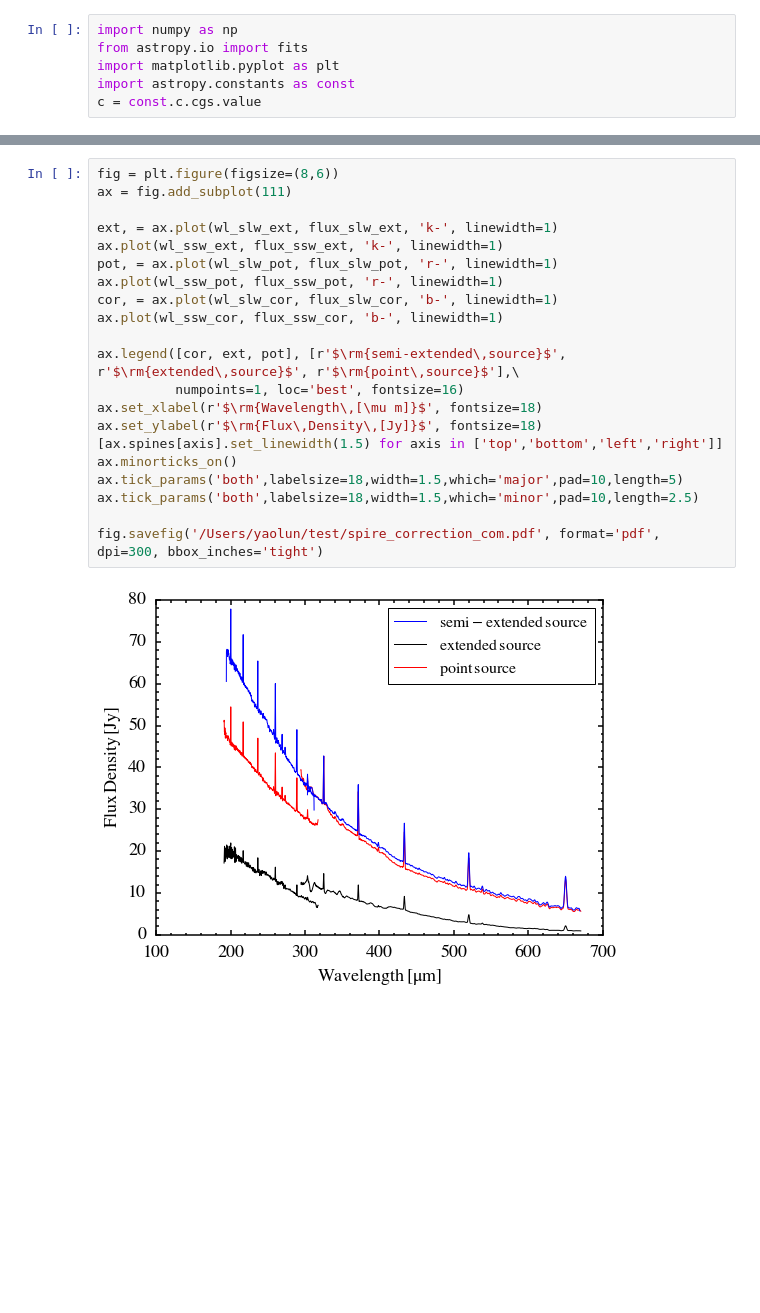
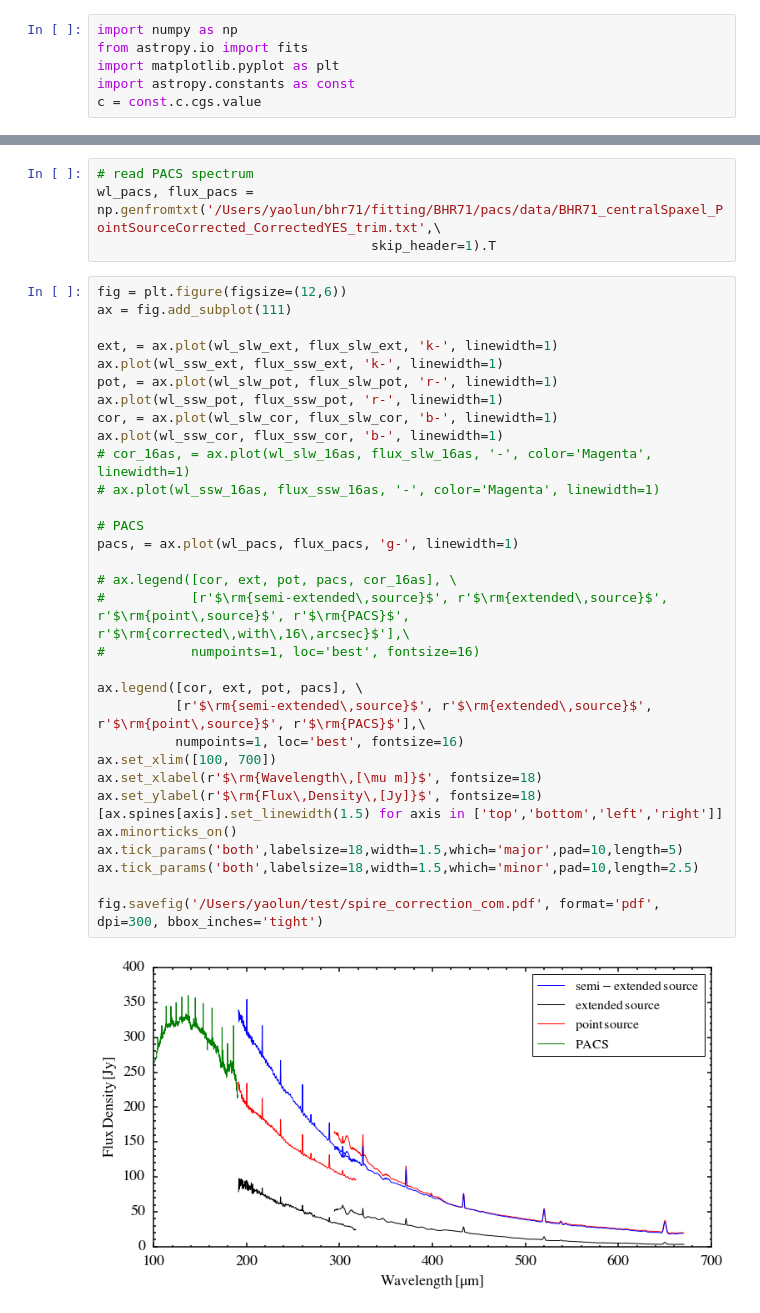
Before and after one commit to yaolun/sa, a Jupyter notebook: spire_products_comparison.ipynb, the cells around one changed output, grey strips where cells are left out. Drawn from its saved outputs; the diff is of its cells as text; blank space fills up the shorter version.

```diff
--- a/spire_products_comparison.ipynb
+++ b/spire_products_comparison.ipynb
@@ -45,26 +53,41 @@ wl_slw_pot = c/1e5/hdu_point[5].data.field(0)
 flux_slw_pot = hdu_point[5].data.field(1)
 wl_ssw_pot = c/1e5/hdu_point[18].data.field(0)
 flux_ssw_pot = hdu_point[18].data.field(1)
+# %%
+# read PACS spectrum
+wl_pacs, flux_pacs = np.genfromtxt('/Users/yaolun/bhr71/fitting/BHR71/pacs/data/BHR71_centralSpaxel_PointSourceCorrected_CorrectedYES_trim.txt',\
+                                   skip_header=1).T
 # %%
-fig = plt.figure(figsize=(8,6))
+fig = plt.figure(figsize=(12,6))
 ax = fig.add_subplot(111)
 
 ext, = ax.plot(wl_slw_ext, flux_slw_ext, 'k-', linewidth=1)
 ax.plot(wl_ssw_ext, flux_ssw_ext, 'k-', linewidth=1)
 pot, = ax.plot(wl_slw_pot, flux_slw_pot, 'r-', linewidth=1)
 ax.plot(wl_ssw_pot, flux_ssw_pot, 'r-', linewidth=1)
 cor, = ax.plot(wl_slw_cor, flux_slw_cor, 'b-', linewidth=1)
 ax.plot(wl_ssw_cor, flux_ssw_cor, 'b-', linewidth=1)
+# cor_16as, = ax.plot(wl_slw_16as, flux_slw_16as, '-', color='Magenta', linewidth=1)
+# ax.plot(wl_ssw_16as, flux_ssw_16as, '-', color='Magenta', linewidth=1)
 
-ax.legend([cor, ext, pot], [r'$\rm{semi-extended\,source}$', r'$\rm{extended\,source}$', r'$\rm{point\,source}$'],\
+# PACS
+pacs, = ax.plot(wl_pacs, flux_pacs, 'g-', linewidth=1)
+
+# ax.legend([cor, ext, pot, pacs, cor_16as], \
+#           [r'$\rm{semi-extended\,source}$', r'$\rm{extended\,source}$', r'$\rm{point\,source}$', r'$\rm{PACS}$', r'$\rm{corrected\,with\,16\,arcsec}$'],\
+#           numpoints=1, loc='best', fontsize=16)
+
+ax.legend([cor, ext, pot, pacs], \
+          [r'$\rm{semi-extended\,source}$', r'$\rm{extended\,source}$', r'$\rm{point\,source}$', r'$\rm{PACS}$'],\
           numpoints=1, loc='best', fontsize=16)
+ax.set_xlim([100, 700])
 ax.set_xlabel(r'$\rm{Wavelength\,[\mu m]}$', fontsize=18)
 ax.set_ylabel(r'$\rm{Flux\,Density\,[Jy]}$', fontsize=18)
 [ax.spines[axis].set_linewidth(1.5) for axis in ['top','bottom','left','right']]
 ax.minorticks_on()
 ax.tick_params('both',labelsize=18,width=1.5,which='major',pad=10,length=5)
 ax.tick_params('both',labelsize=18,width=1.5,which='minor',pad=10,length=2.5)
 
 fig.savefig('/Users/yaolun/test/spire_correction_com.pdf', format='pdf', dpi=300, bbox_inches='tight')
 # %% [output]
-[figure, old version]
+[figure, new version]
```
Also changed, not shown: parts of 1 cell of this notebook, 2 other files.
